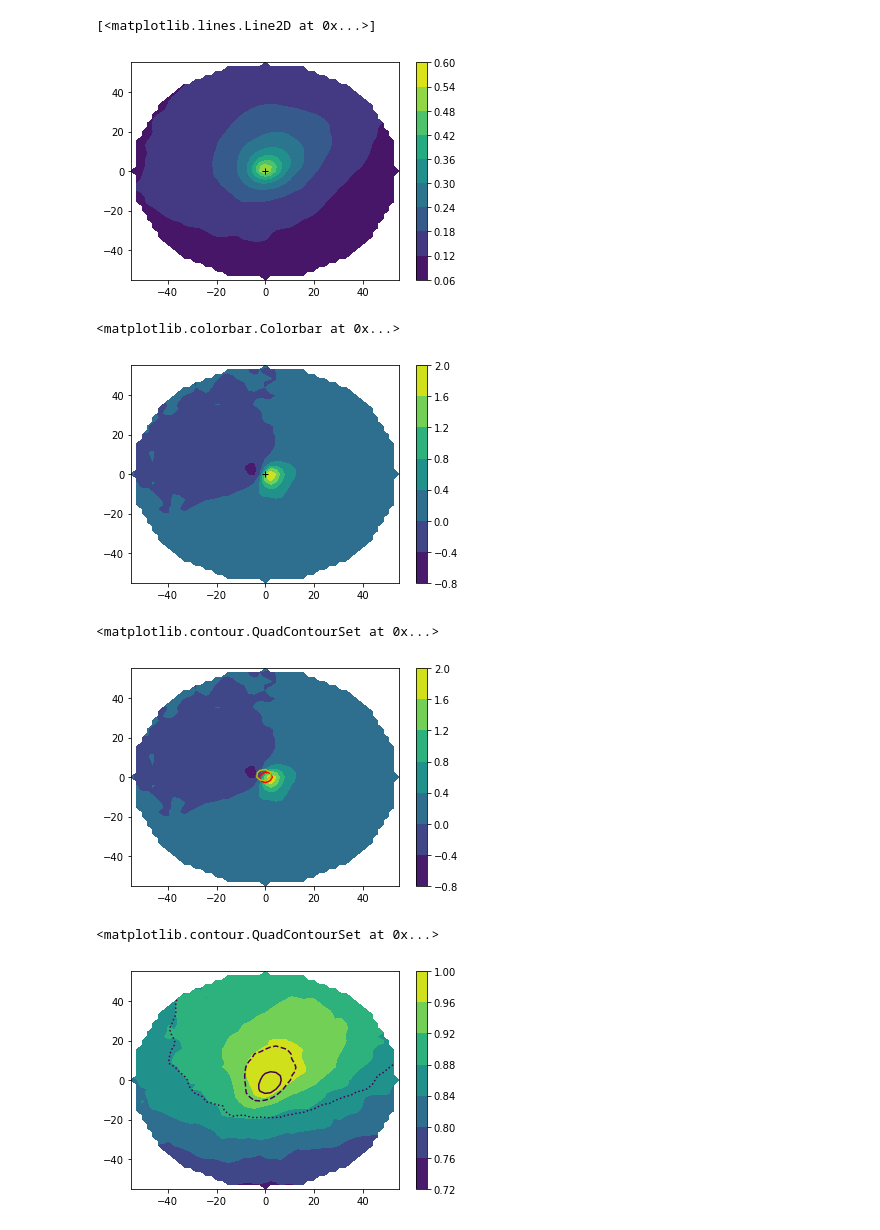
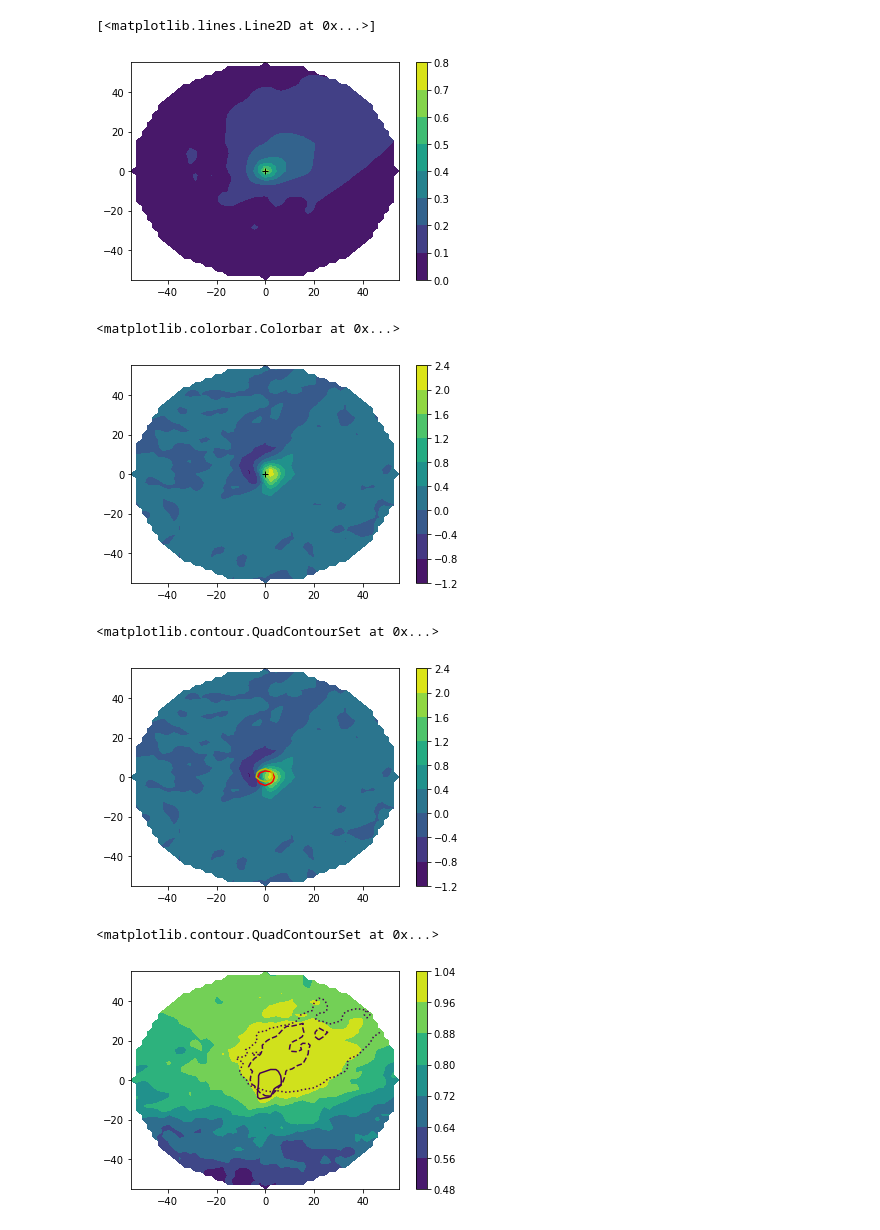
Before and after one commit to KillianBrennan/cookie_cutter, a Jupyter notebook: test_extractor.ipynb, the cells around one changed output. Saved outputs shown, nothing was run; the diff lists cells and outputs as text; code cells hidden in the pictures.

Commit message:
working implementation of subdomain assignment and composite calculation

```diff
--- a/test_extractor.ipynb
+++ b/test_extractor.ipynb
@@ -174,0 +62,5 @@ mean = dset.mean(dim="cookie_id", skipna=True)
+# %%
+dom = 'AL'
+mean = xr.open_dataset('/net/litho/atmosdyn2/kbrennan/data/climate/cookies/present/composites/'+dom+'_mean.nc')
+print('n_cookies',mean.n_cookies.values)
+print(subdomains[dom].attrs['long_name'])
@@ -246,14 +157,14 @@ plt.colorbar()
 plt.plot(0,0,'k+')
 # %% [output]
 [<matplotlib.lines.Line2D at 0x...>]
-[figure, old version]
+[figure, new version]
 # %%
 plt.contourf(mean.x,mean.y,mean.W.sel(pressure=850))
 plt.plot(0,0,'k+')
 plt.colorbar()
 # %% [output]
 <matplotlib.colorbar.Colorbar at 0x...>
-[figure, old version]
+[figure, new version]
 # %%
 plt.contourf(mean.x,mean.y,mean.W.sel(pressure=850))
 plt.colorbar()
@@ -262,13 +173,13 @@ plt.contour(mean.x,mean.y,mean.W.sel(pressure=600),levels=[5],colors='r')
 plt.contour(mean.x,mean.y,mean.W.sel(pressure=300),levels=[5],colors='y')
 # %% [output]
 <matplotlib.contour.QuadContourSet at 0x...>
-[figure, old version]
+[figure, new version]
 # %%
 plt.contourf(mean.x,mean.y,mean.CLCT)
 plt.colorbar()
 plt.contour(mean.x,mean.y,mean.CLCL,levels=[0.6],linestyles=['solid'])
-plt.contour(mean.x,mean.y,mean.CLCM,levels=[0.7],linestyles=['dashed'])
-plt.contour(mean.x,mean.y,mean.CLCH,levels=[0.8],linestyles=['dotted'])
+plt.contour(mean.x,mean.y,mean.CLCM,levels=[0.8],linestyles=['dashed'])
+plt.contour(mean.x,mean.y,mean.CLCH,levels=[0.9],linestyles=['dotted'])
 # %% [output]
 <matplotlib.contour.QuadContourSet at 0x...>
-[figure, old version]
+[figure, new version]
```
Also changed, not shown: parts of 28 cells of this notebook, 2 other files.
